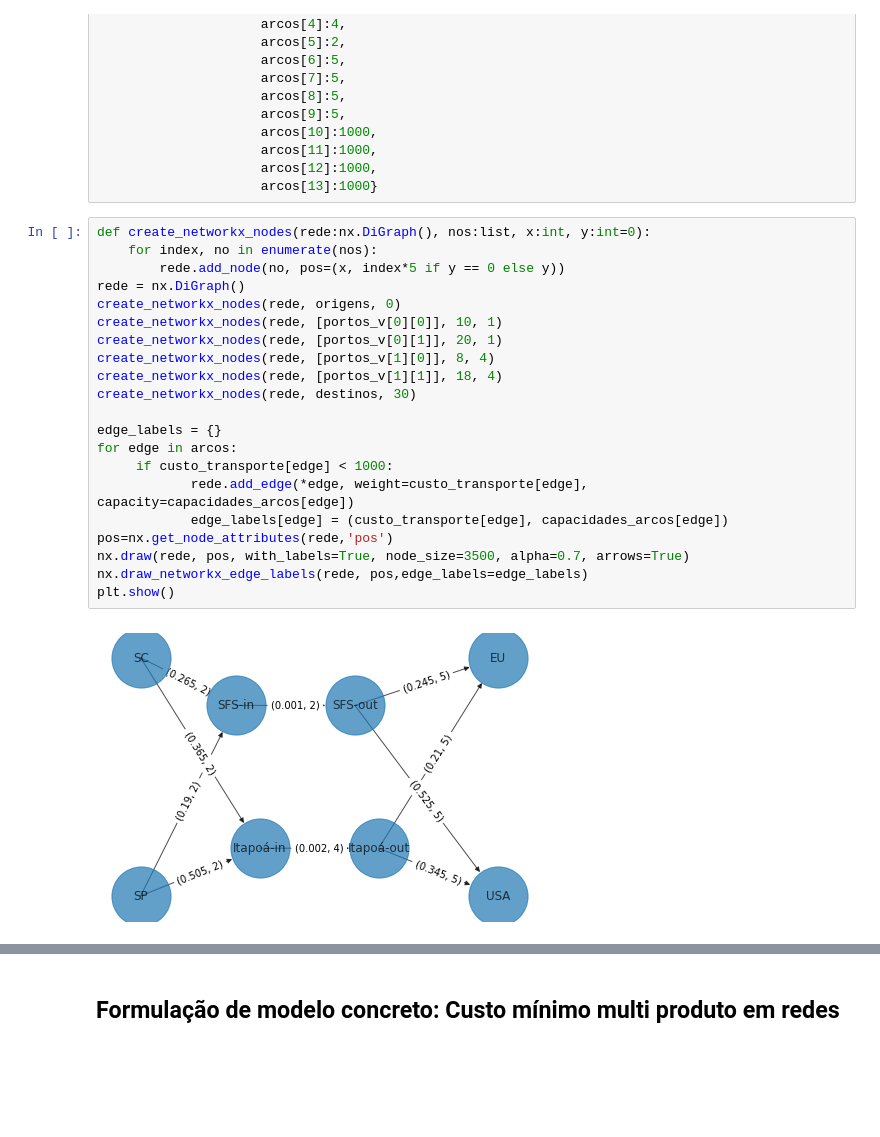
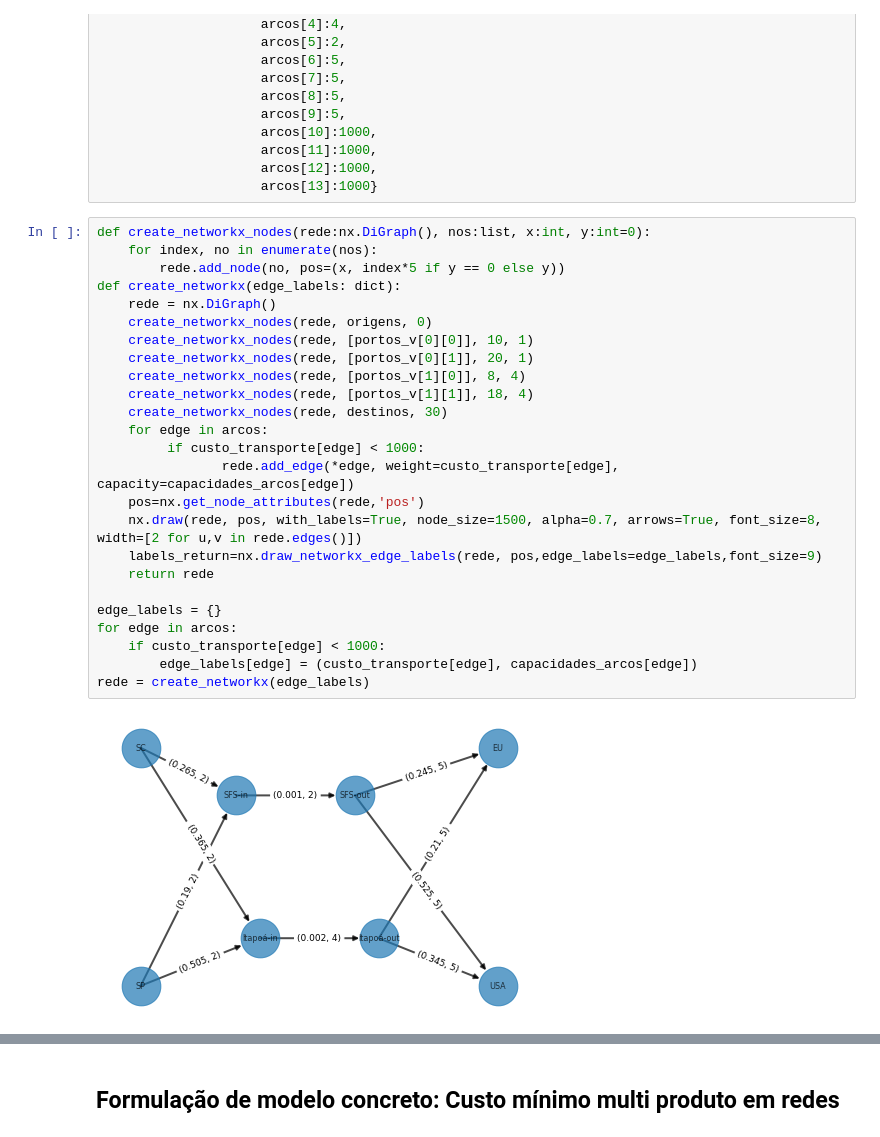
Before and after one commit to evpinheiro/competition-studies, a Jupyter notebook: EstudosConcorrencial.ipynb, the cells around one changed output, grey strips where cells are left out. Cells and saved outputs as stored; diff of their text form; blank space fills up the shorter version.

```diff
--- a/EstudosConcorrencial.ipynb
+++ b/EstudosConcorrencial.ipynb
@@ -88,23 +88,27 @@ capacidades_arcos = {arcos[0]:2,
 # %%
 def create_networkx_nodes(rede:nx.DiGraph(), nos:list, x:int, y:int=0):
     for index, no in enumerate(nos):
         rede.add_node(no, pos=(x, index*5 if y == 0 else y))
-rede = nx.DiGraph()
-create_networkx_nodes(rede, origens, 0)
-create_networkx_nodes(rede, [portos_v[0][0]], 10, 1)
-create_networkx_nodes(rede, [portos_v[0][1]], 20, 1)
-create_networkx_nodes(rede, [portos_v[1][0]], 8, 4)
-create_networkx_nodes(rede, [portos_v[1][1]], 18, 4)
-create_networkx_nodes(rede, destinos, 30)
+def create_networkx(edge_labels: dict):
+    rede = nx.DiGraph()
+    create_networkx_nodes(rede, origens, 0)
+    create_networkx_nodes(rede, [portos_v[0][0]], 10, 1)
+    create_networkx_nodes(rede, [portos_v[0][1]], 20, 1)
+    create_networkx_nodes(rede, [portos_v[1][0]], 8, 4)
+    create_networkx_nodes(rede, [portos_v[1][1]], 18, 4)
+    create_networkx_nodes(rede, destinos, 30)
+    for edge in arcos:
+         if custo_transporte[edge] < 1000:
+                rede.add_edge(*edge, weight=custo_transporte[edge], capacity=capacidades_arcos[edge])
+    pos=nx.get_node_attributes(rede,'pos')
+    nx.draw(rede, pos, with_labels=True, node_size=1500, alpha=0.7, arrows=True, font_size=8, width=[2 for u,v in rede.edges()])
+    labels_return=nx.draw_networkx_edge_labels(rede, pos,edge_labels=edge_labels,font_size=9)
+    return rede
 
 edge_labels = {}
 for edge in arcos:
-     if custo_transporte[edge] < 1000:
-            rede.add_edge(*edge, weight=custo_transporte[edge], capacity=capacidades_arcos[edge])
-            edge_labels[edge] = (custo_transporte[edge], capacidades_arcos[edge])
-pos=nx.get_node_attributes(rede,'pos')
-nx.draw(rede, pos, with_labels=True, node_size=3500, alpha=0.7, arrows=True)
-nx.draw_networkx_edge_labels(rede, pos,edge_labels=edge_labels)
-plt.show()
+    if custo_transporte[edge] < 1000:
+        edge_labels[edge] = (custo_transporte[edge], capacidades_arcos[edge])
+rede = create_networkx(edge_labels)
 # %% [output]
-[figure, old version]
+[figure, new version]
```
Also changed, not shown: parts of 8 cells of this notebook.
